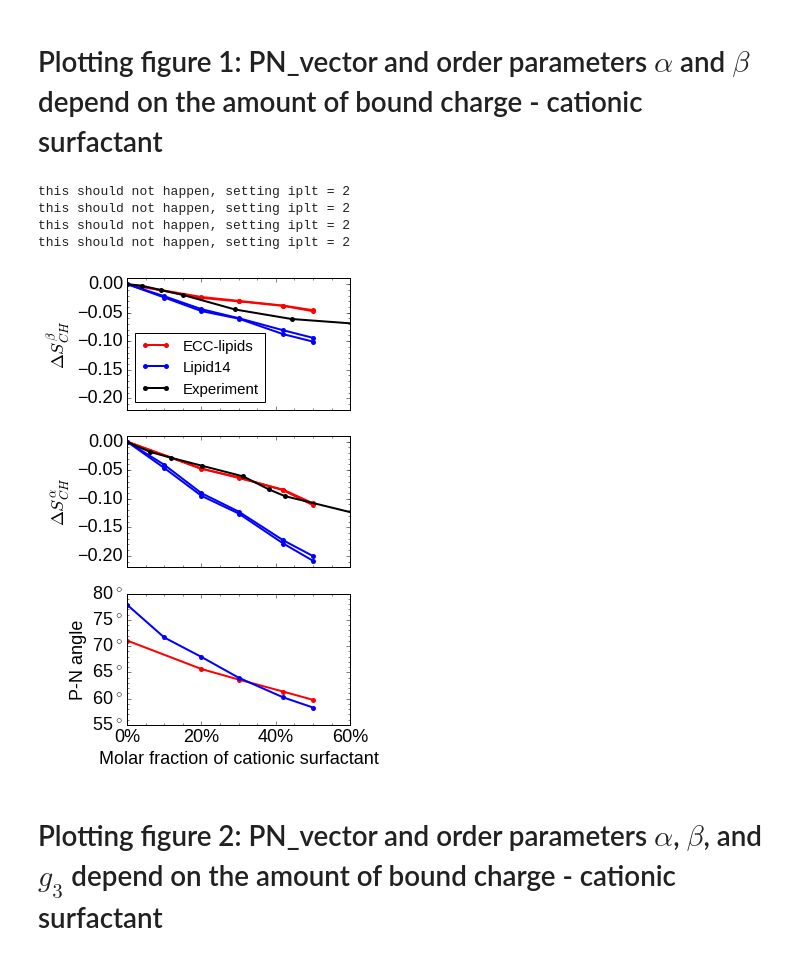
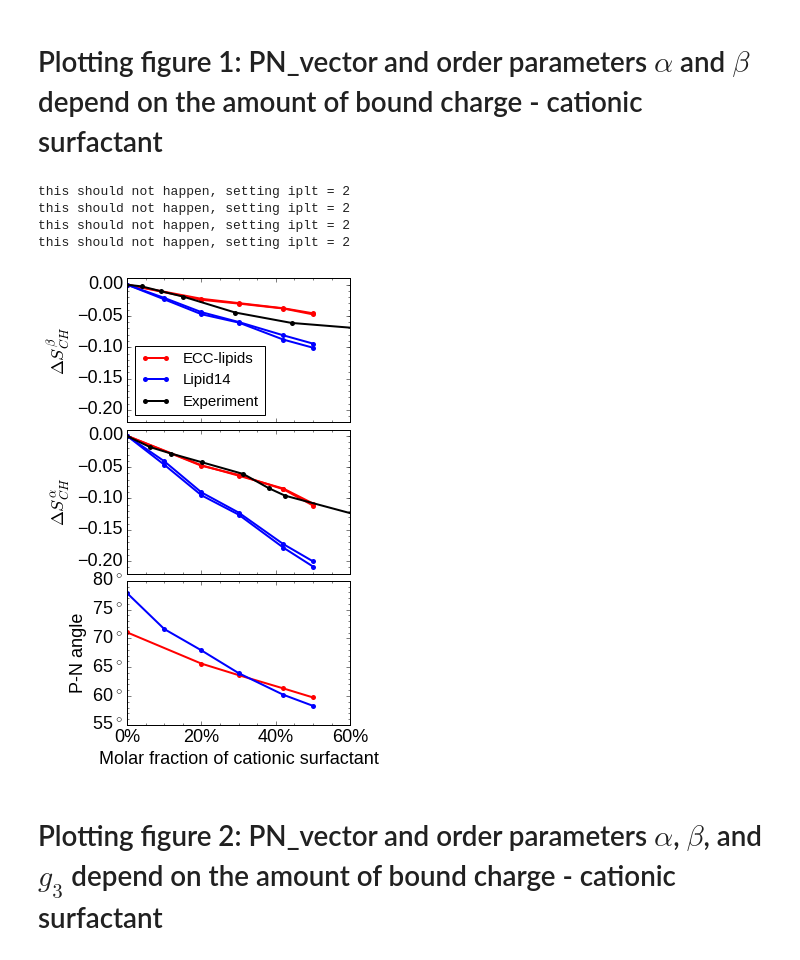
Before and after one commit to ohsOllila/NMRlipids_VI-NewIonModel, a Jupyter notebook: Fig/ipython_nb/Plot_PNs_OPs_L14_ECCLipid17_OPC3_q80_sig89_surf.ipynb, the cells around one changed output. Drawn from its saved outputs; the diff is of its cells as text; code cells hidden in the pictures.

```diff
--- a/Fig/ipython_nb/Plot_PNs_OPs_L14_ECCLipid17_OPC3_q80_sig89_surf.ipynb
+++ b/Fig/ipython_nb/Plot_PNs_OPs_L14_ECCLipid17_OPC3_q80_sig89_surf.ipynb
@@ -236,6 +236,8 @@ font = {'family' : 'Liberation Sans',
 matplotlib.rc('font', **font)
 
 fig, axs = plt.subplots(nrows=3, ncols=1, sharex="all", figsize=[4,8], dpi=200)
+fig.subplots_adjust(hspace=0.05)
+
 #fig.subplotpars.left = 0.3
 
 # give subplots human-redable names
@@ -287,34 +289,34 @@ for (opsplot, c, label) in zip([opsdata, opsdata_l14, experiments], ["red", "blu
         #ax.errorbar(data[:,0], data[:,1], yerr=yerror, lw=2.0, marker='s', markersize=5, mew=0, color=c) #, c=colour, lw=1.0, label=point_label)
         if key=="beta" or key=="beta1":
             plot_label = label
         else:
             plot_label = None
         ax.plot(data[:,0], data[:,1], lw=2.0, marker='o', markersize=5, mew=0, color=c, label=plot_label) #, c=colour, lw=1.0, label=point_label)
 
 
 for ax in axs:
     ax.minorticks_on()
 
 xlim = pna.get_xlim()
 pna.set_xticks(range(0,90,20))
 pna.set_xticklabels([ str(i)+r"%" for i in range(0,90,20)])
 pna.set_xlim(xlim)
 
 ylim = pna.get_ylim()
 pna.set_yticks(range(0,90,5))
 pna.set_yticklabels([ str(i)+r"$^\circ$" for i in range(0,90,5)])
 pna.set_ylim(ylim)
 
 dsb.legend(loc="lower left", markerscale=1.0, scatterpoints=4, fontsize='small')
 
 plt.savefig("PN_angle_OrdPars-A-B_L14-ECCL17_OPC3_q80_sig89_surf.pdf", dpi=200, bbox_inches='tight')
 plt.show()
 # %% [output]
 this should not happen, setting iplt = 2
 this should not happen, setting iplt = 2
 this should not happen, setting iplt = 2
 this should not happen, setting iplt = 2
-[figure, old version]
+[figure, new version]
 # %% [markdown]
 # Plotting figure 2: PN_vector and order parameters $\alpha$, $\beta$, and $g_3$ depend on the amount of bound charge - cationic surfactant
 # %%
```
Also changed, not shown: parts of 1 cell of this notebook, 25 other files.
